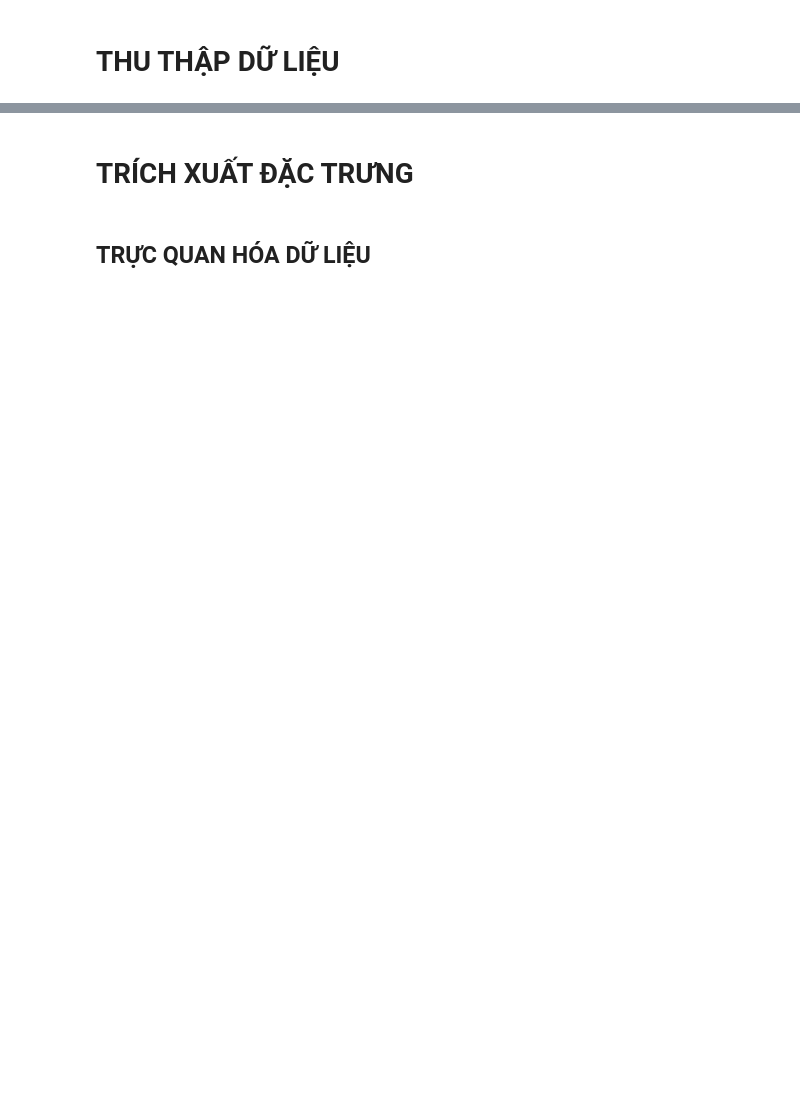
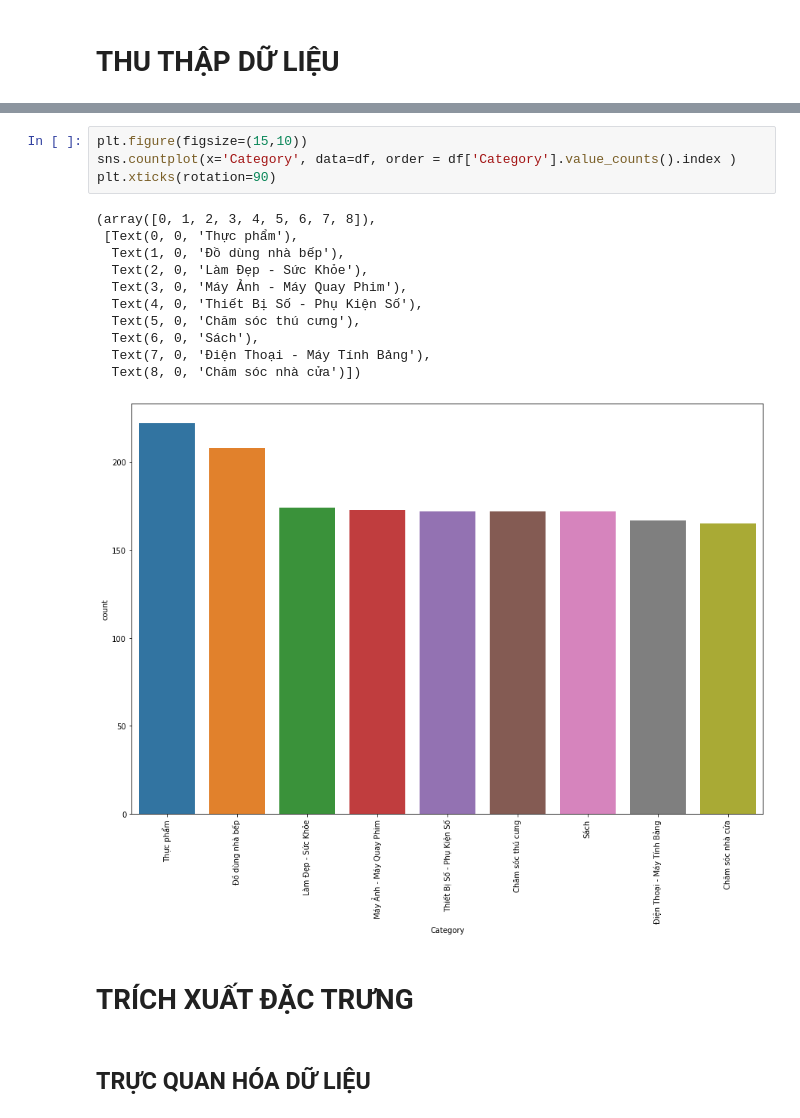
Before and after one commit to phanthetue2309/Data-Science-School-Learn, a Jupyter notebook: 25_04_2021_Final_Exam/Final_Exam.ipynb, the cells around one changed output, grey strips where cells are left out. Saved outputs shown, nothing was run; the diff lists cells and outputs as text; blank space fills up the shorter version.

```diff
--- a/25_04_2021_Final_Exam/Final_Exam.ipynb
+++ b/25_04_2021_Final_Exam/Final_Exam.ipynb
@@ -29,3 +58,19 @@ df['Price'].isnull().sum()
+# %%
+plt.figure(figsize=(15,10))
+sns.countplot(x='Category', data=df, order = df['Category'].value_counts().index )
+plt.xticks(rotation=90)
+# %% [output]
+(array([0, 1, 2, 3, 4, 5, 6, 7, 8]),
+ [Text(0, 0, 'Thực phẩm'),
+  Text(1, 0, 'Đồ dùng nhà bếp'),
+  Text(2, 0, 'Làm Đẹp - Sức Khỏe'),
+  Text(3, 0, 'Máy Ảnh - Máy Quay Phim'),
+  Text(4, 0, 'Thiết Bị Số - Phụ Kiện Số'),
+  Text(5, 0, 'Chăm sóc thú cưng'),
+  Text(6, 0, 'Sách'),
+  Text(7, 0, 'Điện Thoại - Máy Tính Bảng'),
+  Text(8, 0, 'Chăm sóc nhà cửa')])
+[figure, added]
 # %% [markdown]
 # TRÍCH XUẤT ĐẶC TRƯNG
 # %% [markdown]
```
Also changed, not shown: parts of 100 cells of this notebook.
